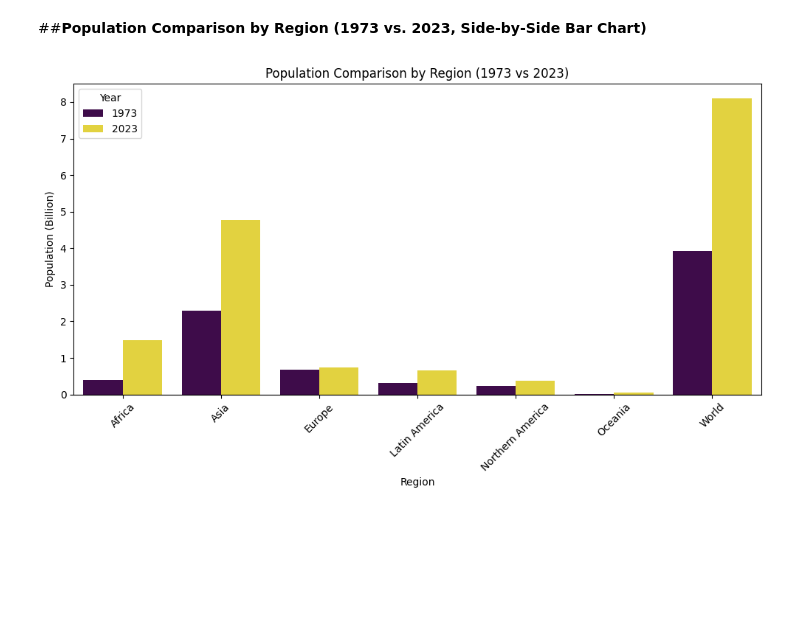
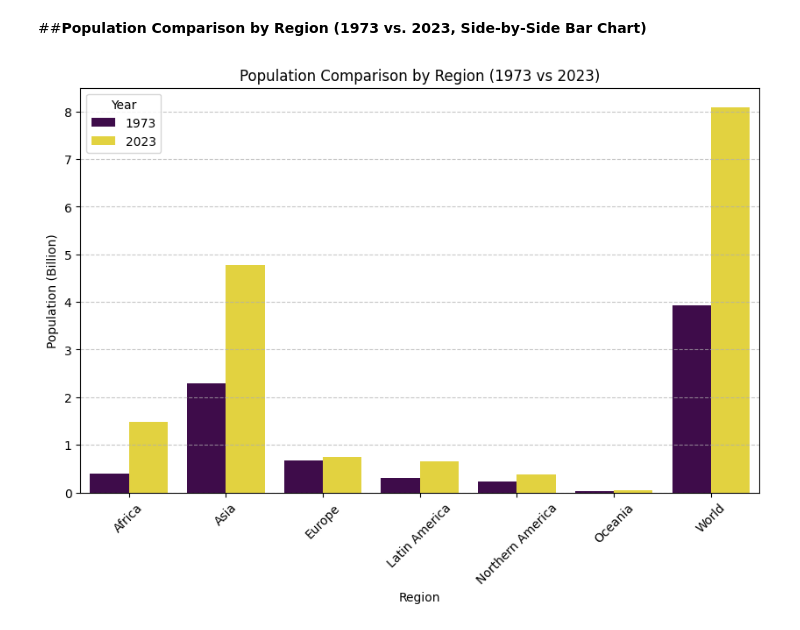
Before and after one commit to kamangirkhan/Data110, a Jupyter notebook: Project 1/Project_1.ipynb, the cells around one changed output. Saved outputs shown, nothing was run; the diff lists cells and outputs as text; code cells hidden in the pictures; blank space fills up the shorter version.

```diff
--- a/Project 1/Project_1.ipynb
+++ b/Project 1/Project_1.ipynb
@@ -32,20 +32,15 @@ I performed the following **data analysis steps**:
 # %%
 import pandas as pd
 
-# Load the CSV file
-pop = pd.read_csv("/population.csv")
+pop = pd.read_csv("/content/population.csv")
 
-# Clean the 'area' column by removing "(UN)" and modifying region names
 pop['area'] = pop['area'].str.replace(r" \(UN\)", "", regex=True)
 pop['area'] = pop['area'].replace("Latin America and the Caribbean", "Latin America")
 
-# Define the list of regions to filter
 regions = ["Asia", "Africa", "Europe", "Latin America", "Northern America", "Oceania"]
 
-# Filter the dataframe to keep only the selected regions
 con_pop = pop[pop['area'].isin(regions)]
 
-# Display the first few rows of the filtered dataset
 print(con_pop.head())
 # %% [output]
       area  year  population  sex_ratio  birth_rate  death_rate  \
@@ -192,29 +161,23 @@ plt.show()
 # %%
 import pandas as pd
 import matplotlib.pyplot as plt
 import seaborn as sns
 
-# Filter data for the years 1973 and 2023
 world_pop_bar = world_pop[world_pop['year'].isin([1973, 2023])].copy()
 
-# Convert population to billions
 world_pop_bar['population_billion'] = world_pop_bar['population'] / 1e9
 
-# Set figure size
 plt.figure(figsize=(10, 6))
 
-# Create bar plot with dodge positioning
 sns.barplot(data=world_pop_bar, x="area", y="population_billion", hue="year", palette="viridis")
 
-# Customize plot
 plt.title("Population Comparison by Region (1973 vs 2023)")
 plt.xlabel("Region")
 plt.ylabel("Population (Billion)")
-plt.xticks(rotation=45)  # Rotate x-axis labels for better readability
+plt.xticks(rotation=45)
 plt.legend(title="Year")
+plt.grid(axis='y', linestyle="--", alpha=0.7)
 
-# Show plot
-plt.tight_layout()
 plt.show()
 # %% [output]
-[figure, old version]
+[figure, new version]
```
Also changed, not shown: parts of 5 cells of this notebook.
